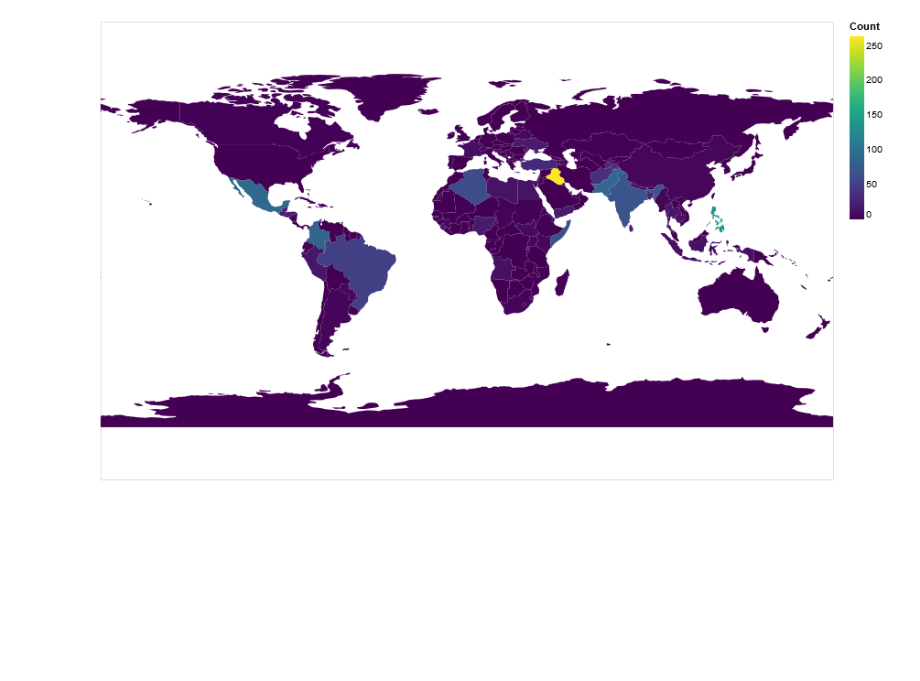
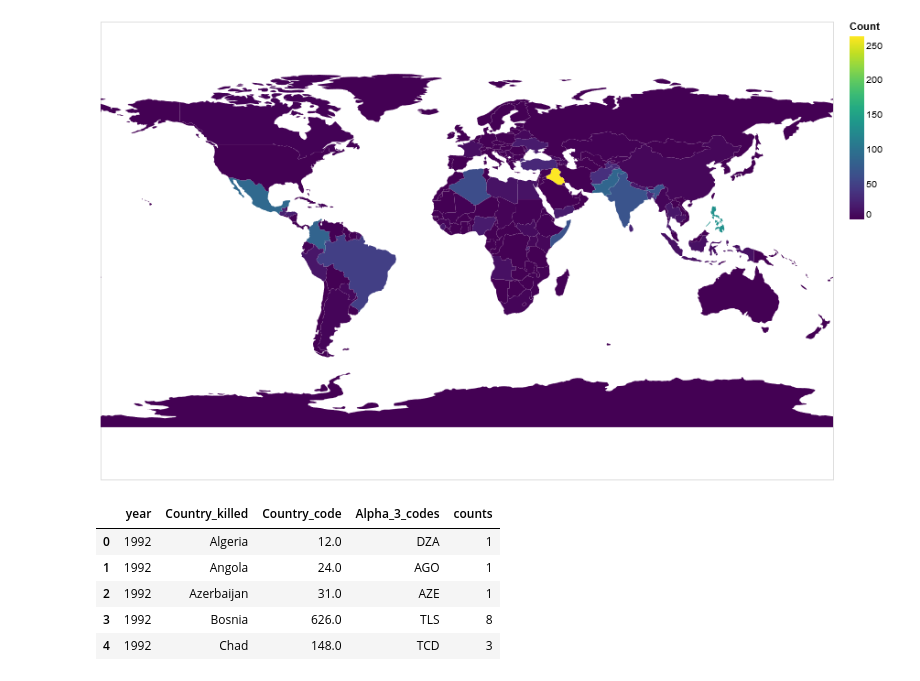
Before and after one commit to seashiva94/data_viz_project, a Jupyter notebook: mapColor.ipynb, the cells around one changed output. Cells and saved outputs as stored; diff of their text form; code cells hidden in the pictures; blank space fills up the shorter version.

```diff
--- a/mapColor.ipynb
+++ b/mapColor.ipynb
@@ -136,0 +142,9 @@ alt.Chart(countries).mark_geoshape().project(
+# %%
+counts.head()
+# %% [output]
+|  | year | Country_killed | Country_code | Alpha_3_codes | counts |
+| 0 | 1992 | Algeria | 12.0 | DZA | 1 |
+| 1 | 1992 | Angola | 24.0 | AGO | 1 |
+| 2 | 1992 | Azerbaijan | 31.0 | AZE | 1 |
+| 3 | 1992 | Bosnia | 626.0 | TLS | 8 |
+| 4 | 1992 | Chad | 148.0 | TCD | 3 |
```
Also changed, not shown: parts of 10 cells of this notebook.
